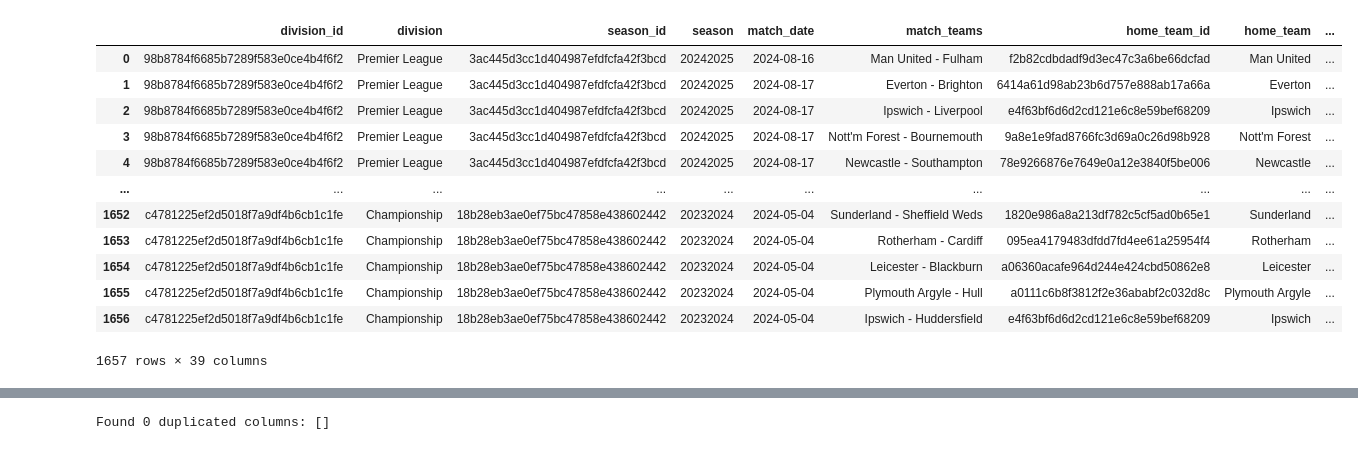
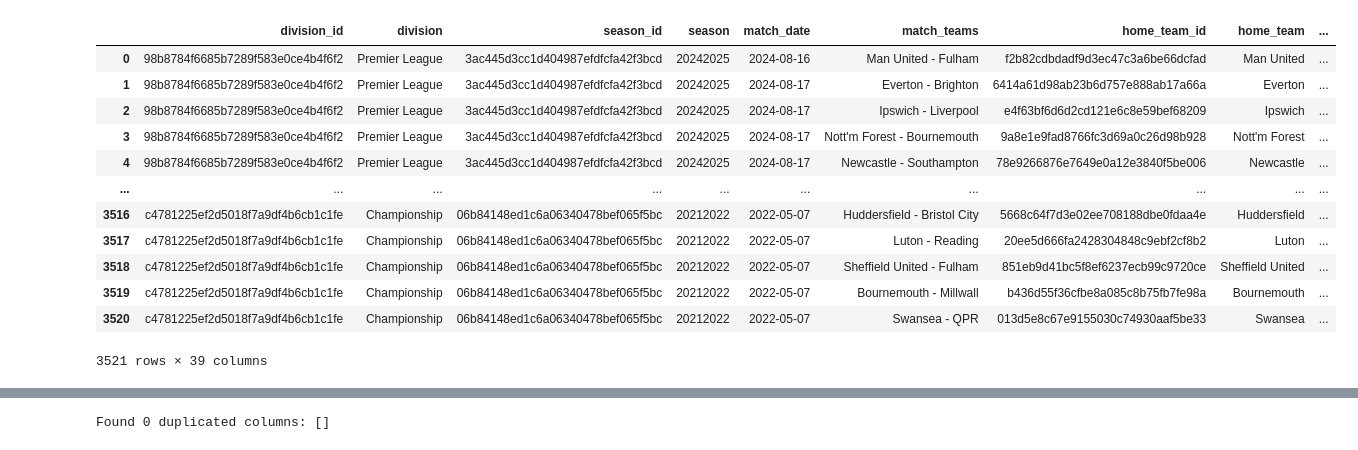
Before and after one commit to louis-porter/team-eval, a Jupyter notebook: ml/xgboost_model.ipynb, the cells around one changed output, grey strips where cells are left out. Saved outputs shown, nothing was run; the diff lists cells and outputs as text; code cells hidden in the pictures.

```diff
--- a/ml/xgboost_model.ipynb
+++ b/ml/xgboost_model.ipynb
@@ -31,40 +31,40 @@ def fetch_data(division, season):
         print(f"Error fetching {division} {season}: {response.status_code}")
         print(response.content.decode('utf-8'))
         return pd.DataFrame()
 
 # Fetch data for all combinations
-seasons = ['2024_2025', '2023_2024']
+seasons = ['2024_2025', '2023_2024', '2022_2023', '2021_2022']
 divisions = ['Premier League', 'Championship']
 dataframes = []
 
 for division in divisions:
     for season in seasons:
         df = fetch_data(division, season)
         if not df.empty:
             dataframes.append(df)
 
 # Combine all dataframes
 if dataframes:
     df = pd.concat(dataframes, ignore_index=True)
 
     # Convert match_date to datetime
     df['match_date'] = pd.to_datetime(df['match_date'])
 
 df
 # %% [output]
 |  | division_id | division | season_id | season | match_date | match_teams | home_team_id | home_team | ... |
 | 0 | 98b8784f6685b7289f583e0ce4b4f6f2 | Premier League | 3ac445d3cc1d404987efdfcfa42f3bcd | 20242025 | 2024-08-16 | Man United - Fulham | f2b82cdbdadf9d3ec47c3a6be66dcfad | Man United | ... |
 | 1 | 98b8784f6685b7289f583e0ce4b4f6f2 | Premier League | 3ac445d3cc1d404987efdfcfa42f3bcd | 20242025 | 2024-08-17 | Everton - Brighton | 6414a61d98ab23b6d757e888ab17a66a | Everton | ... |
 | 2 | 98b8784f6685b7289f583e0ce4b4f6f2 | Premier League | 3ac445d3cc1d404987efdfcfa42f3bcd | 20242025 | 2024-08-17 | Ipswich - Liverpool | e4f63bf6d6d2cd121e6c8e59bef68209 | Ipswich | ... |
 | 3 | 98b8784f6685b7289f583e0ce4b4f6f2 | Premier League | 3ac445d3cc1d404987efdfcfa42f3bcd | 20242025 | 2024-08-17 | Nott'm Forest - Bournemouth | 9a8e1e9fad8766fc3d69a0c26d98b928 | Nott'm Forest | ... |
 | 4 | 98b8784f6685b7289f583e0ce4b4f6f2 | Premier League | 3ac445d3cc1d404987efdfcfa42f3bcd | 20242025 | 2024-08-17 | Newcastle - Southampton | 78e9266876e7649e0a12e3840f5be006 | Newcastle | ... |
 | ... | ... | ... | ... | ... | ... | ... | ... | ... | ... |
-| 1652 | c4781225ef2d5018f7a9df4b6cb1c1fe | Championship | 18b28eb3ae0ef75bc47858e438602442 | 20232024 | 2024-05-04 | Sunderland - Sheffield Weds | 1820e986a8a213df782c5cf5ad0b65e1 | Sunderland | ... |
-| 1653 | c4781225ef2d5018f7a9df4b6cb1c1fe | Championship | 18b28eb3ae0ef75bc47858e438602442 | 20232024 | 2024-05-04 | Rotherham - Cardiff | 095ea4179483dfdd7fd4ee61a25954f4 | Rotherham | ... |
-| 1654 | c4781225ef2d5018f7a9df4b6cb1c1fe | Championship | 18b28eb3ae0ef75bc47858e438602442 | 20232024 | 2024-05-04 | Leicester - Blackburn | a06360acafe964d244e424cbd50862e8 | Leicester | ... |
-| 1655 | c4781225ef2d5018f7a9df4b6cb1c1fe | Championship | 18b28eb3ae0ef75bc47858e438602442 | 20232024 | 2024-05-04 | Plymouth Argyle - Hull | a0111c6b8f3812f2e36ababf2c032d8c | Plymouth Argyle | ... |
-| 1656 | c4781225ef2d5018f7a9df4b6cb1c1fe | Championship | 18b28eb3ae0ef75bc47858e438602442 | 20232024 | 2024-05-04 | Ipswich - Huddersfield | e4f63bf6d6d2cd121e6c8e59bef68209 | Ipswich | ... |
+| 3516 | c4781225ef2d5018f7a9df4b6cb1c1fe | Championship | 06b84148ed1c6a06340478bef065f5bc | 20212022 | 2022-05-07 | Huddersfield - Bristol City | 5668c64f7d3e02ee708188dbe0fdaa4e | Huddersfield | ... |
+| 3517 | c4781225ef2d5018f7a9df4b6cb1c1fe | Championship | 06b84148ed1c6a06340478bef065f5bc | 20212022 | 2022-05-07 | Luton - Reading | 20ee5d666fa2428304848c9ebf2cf8b2 | Luton | ... |
+| 3518 | c4781225ef2d5018f7a9df4b6cb1c1fe | Championship | 06b84148ed1c6a06340478bef065f5bc | 20212022 | 2022-05-07 | Sheffield United - Fulham | 851eb9d41bc5f8ef6237ecb99c9720ce | Sheffield United | ... |
+| 3519 | c4781225ef2d5018f7a9df4b6cb1c1fe | Championship | 06b84148ed1c6a06340478bef065f5bc | 20212022 | 2022-05-07 | Bournemouth - Millwall | b436d55f36cfbe8a085c8b75fb7fe98a | Bournemouth | ... |
+| 3520 | c4781225ef2d5018f7a9df4b6cb1c1fe | Championship | 06b84148ed1c6a06340478bef065f5bc | 20212022 | 2022-05-07 | Swansea - QPR | 013d5e8c67e9155030c74930aaf5be33 | Swansea | ... |
-1657 rows × 39 columns
+3521 rows × 39 columns
 # %%
 # Separates out the home vs away and allows every team to have an individual row of data. Allows us to feature engineer home effect easier.
 home_df = df[["division", "season", "match_date",
```
Also changed, not shown: parts of 12 cells of this notebook.
